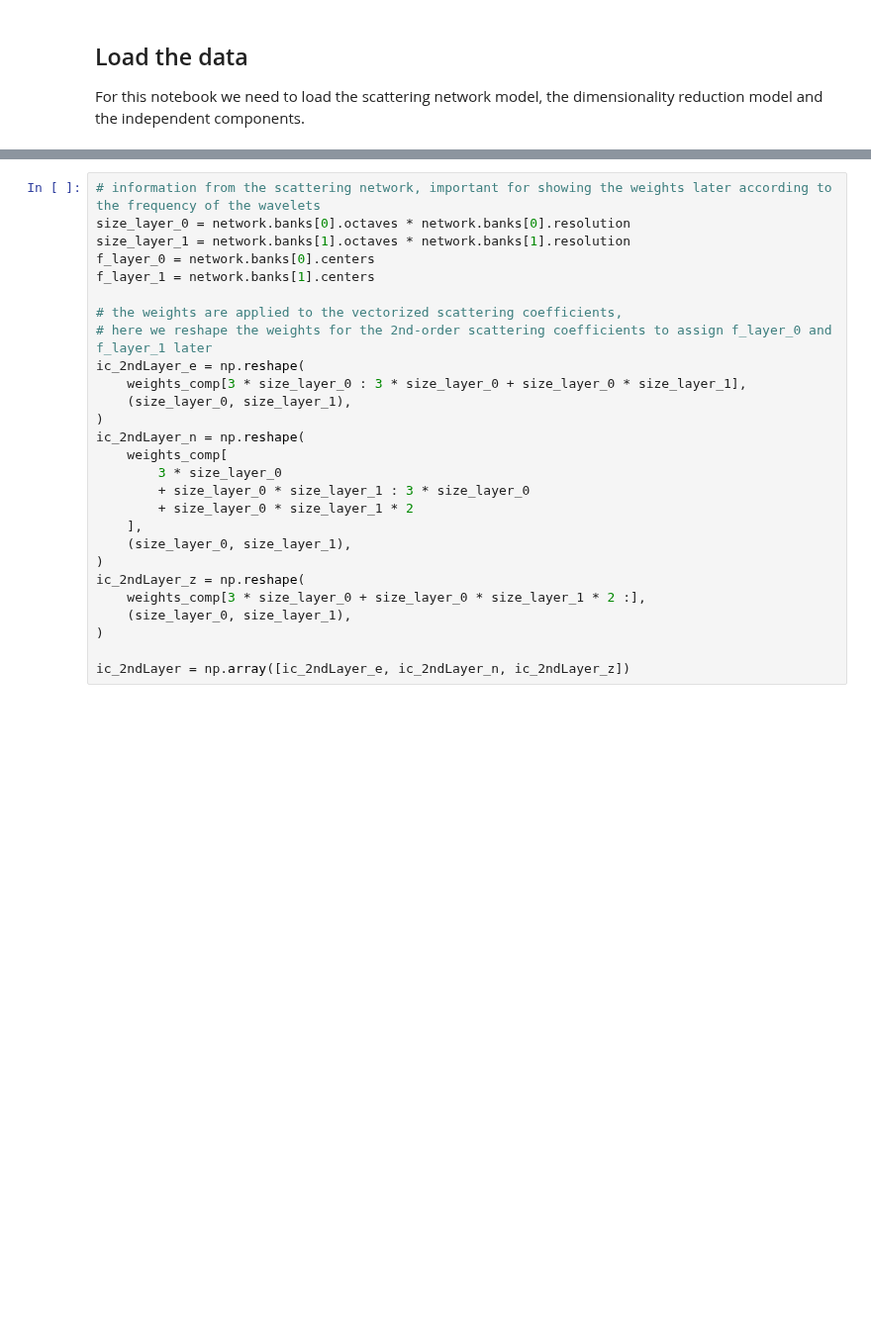
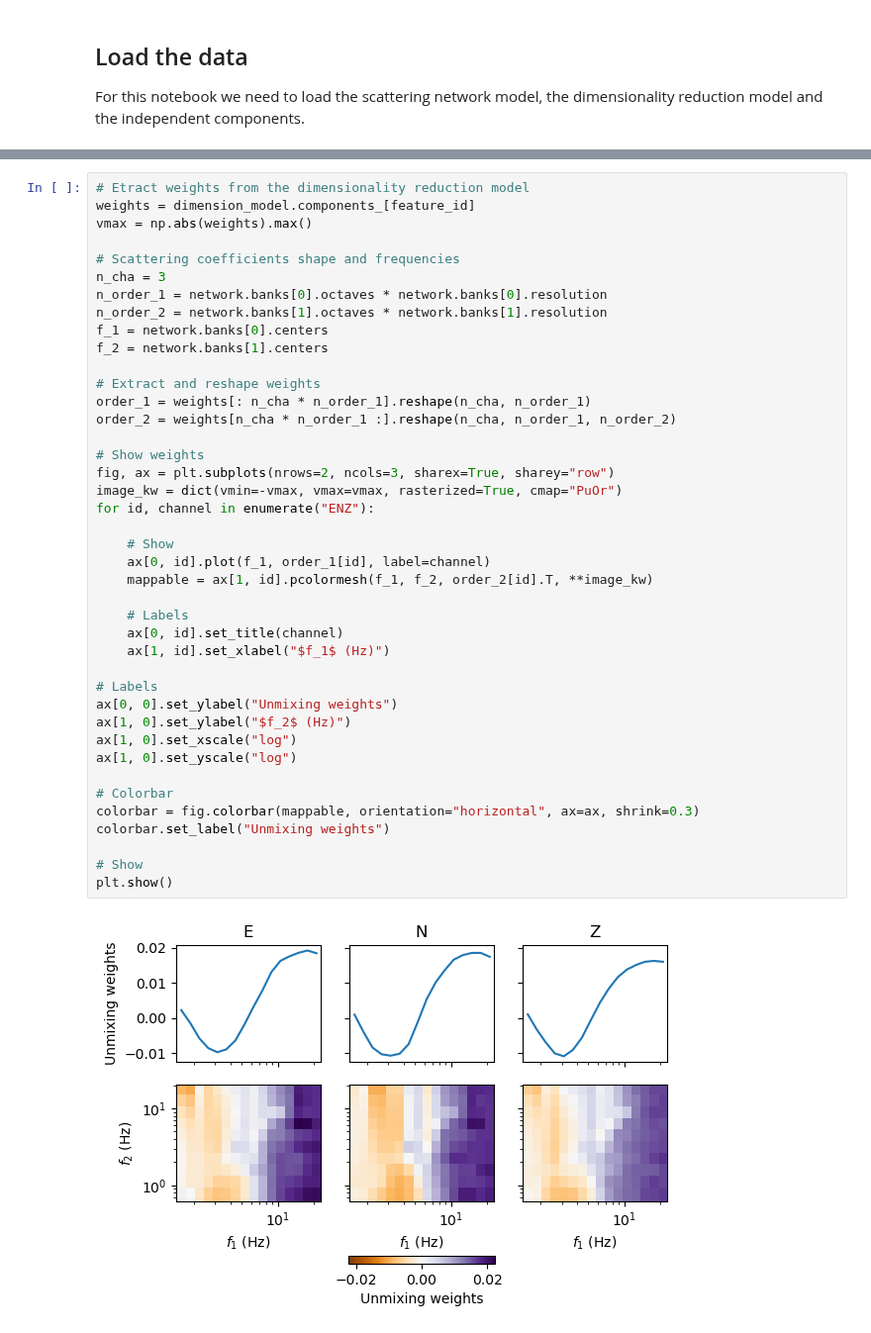
Before and after one commit to scatseisnet/scatseisnet, a Jupyter notebook: docs/source/notebooks/4_weights_and_reconstruction.ipynb, the cells around one changed output, grey strips where cells are left out. Shown at 99% size. Drawn from its saved outputs; the diff is of its cells as text; blank space fills up the shorter version.

```diff
--- a/docs/source/notebooks/4_weights_and_reconstruction.ipynb
+++ b/docs/source/notebooks/4_weights_and_reconstruction.ipynb
@@ -69,27 +68,43 @@ ax.set_xlim(times.min(), times.max())
 # %%
-# information from the scattering network, important for showing the weights later according to the frequency of the wavelets
-size_layer_0 = network.banks[0].octaves * network.banks[0].resolution
-size_layer_1 = network.banks[1].octaves * network.banks[1].resolution
-f_layer_0 = network.banks[0].centers
-f_layer_1 = network.banks[1].centers
+# Etract weights from the dimensionality reduction model
+weights = dimension_model.components_[feature_id]
+vmax = np.abs(weights).max()
 
-# the weights are applied to the vectorized scattering coefficients,
-# here we reshape the weights for the 2nd-order scattering coefficients to assign f_layer_0 and f_layer_1 later
-ic_2ndLayer_e = np.reshape(
-    weights_comp[3 * size_layer_0 : 3 * size_layer_0 + size_layer_0 * size_layer_1],
-    (size_layer_0, size_layer_1),
-)
-ic_2ndLayer_n = np.reshape(
-    weights_comp[
-        3 * size_layer_0
-        + size_layer_0 * size_layer_1 : 3 * size_layer_0
-        + size_layer_0 * size_layer_1 * 2
-    ],
-    (size_layer_0, size_layer_1),
-)
-ic_2ndLayer_z = np.reshape(
-    weights_comp[3 * size_layer_0 + size_layer_0 * size_layer_1 * 2 :],
-    (size_layer_0, size_layer_1),
-)
+# Scattering coefficients shape and frequencies
+n_cha = 3
+n_order_1 = network.banks[0].octaves * network.banks[0].resolution
+n_order_2 = network.banks[1].octaves * network.banks[1].resolution
+f_1 = network.banks[0].centers
+f_2 = network.banks[1].centers
 
-ic_2ndLayer = np.array([ic_2ndLayer_e, ic_2ndLayer_n, ic_2ndLayer_z])
+# Extract and reshape weights
+order_1 = weights[: n_cha * n_order_1].reshape(n_cha, n_order_1)
+order_2 = weights[n_cha * n_order_1 :].reshape(n_cha, n_order_1, n_order_2)
+
+# Show weights
+fig, ax = plt.subplots(nrows=2, ncols=3, sharex=True, sharey="row")
+image_kw = dict(vmin=-vmax, vmax=vmax, rasterized=True, cmap="PuOr")
+for id, channel in enumerate("ENZ"):
+
+    # Show
+    ax[0, id].plot(f_1, order_1[id], label=channel)
+    mappable = ax[1, id].pcolormesh(f_1, f_2, order_2[id].T, **image_kw)
+
+    # Labels
+    ax[0, id].set_title(channel)
+    ax[1, id].set_xlabel("$f_1$ (Hz)")
+
+# Labels
+ax[0, 0].set_ylabel("Unmixing weights")
+ax[1, 0].set_ylabel("$f_2$ (Hz)")
+ax[1, 0].set_xscale("log")
+ax[1, 0].set_yscale("log")
+
+# Colorbar
+colorbar = fig.colorbar(mappable, orientation="horizontal", ax=ax, shrink=0.3)
+colorbar.set_label("Unmixing weights")
+
+# Show
+plt.show()
+# %% [output]
+[figure, added]
```
Also changed, not shown: parts of 14 cells of this notebook, 2 other files.
